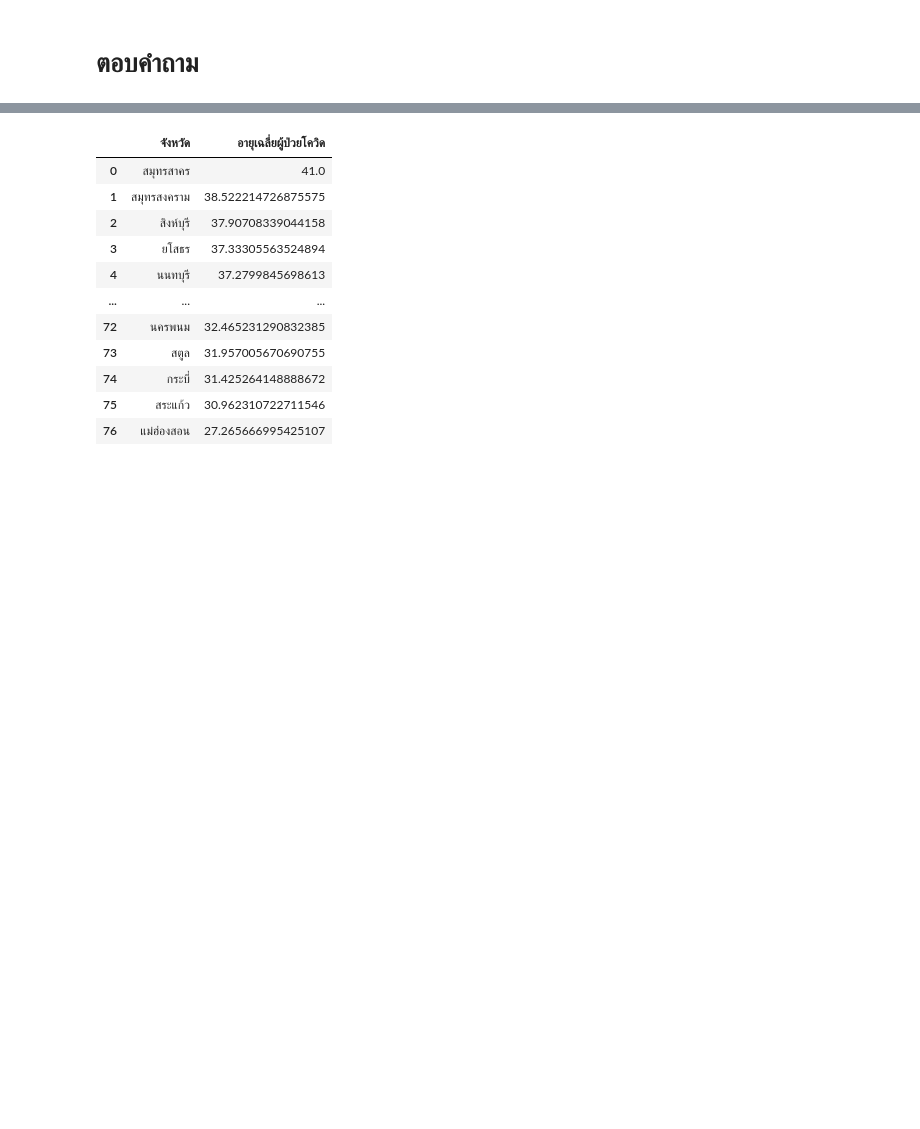
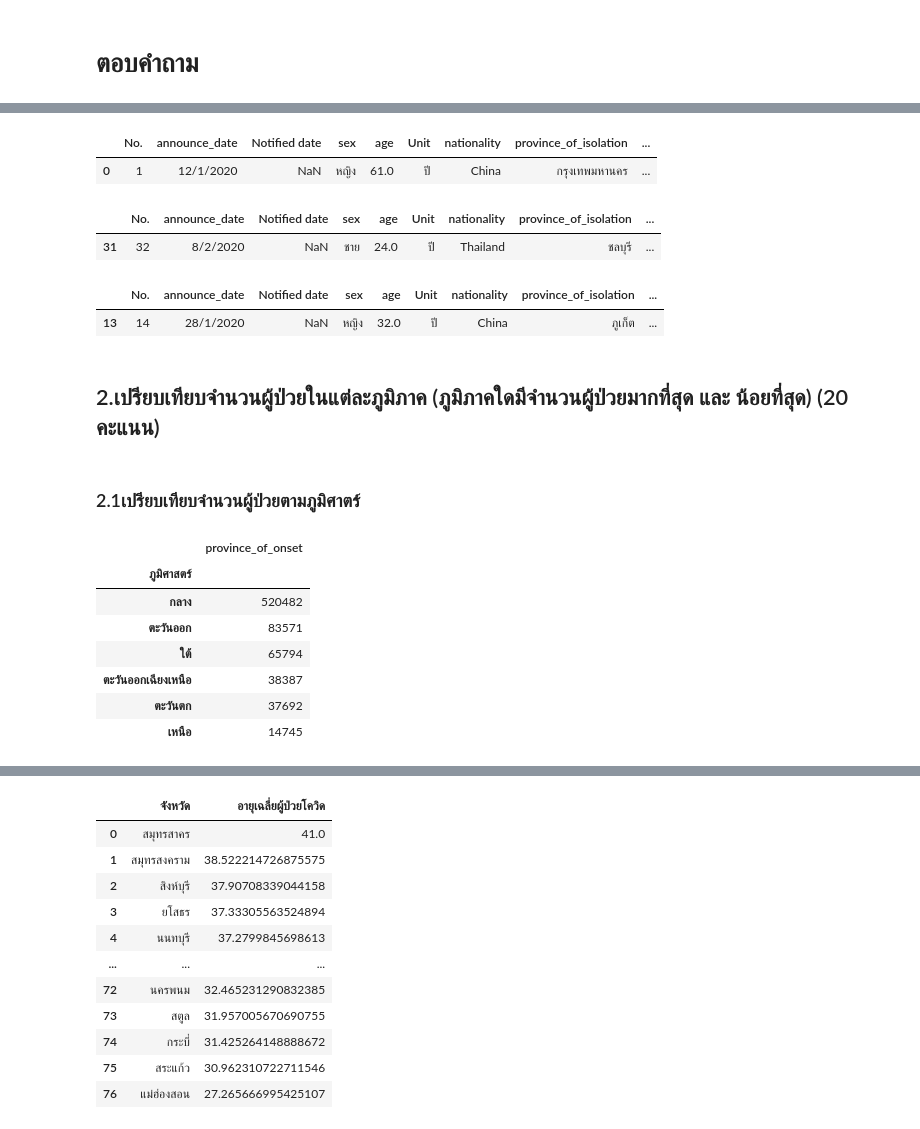
Before and after one commit to PhinyadaPhen/data_viz_2022, a Jupyter notebook: BasicPython&DataViz_midterm2022.ipynb, the cells around one changed output, grey strips where cells are left out. Drawn from its saved outputs; the diff is of its cells as text; code cells hidden in the pictures; blank space fills up the shorter version.

```diff
--- a/BasicPython&DataViz_midterm2022.ipynb
+++ b/BasicPython&DataViz_midterm2022.ipynb
@@ -636,0 +429,34 @@ headers = ['จังหวัด','อายุเฉลี่ยผู้ป
+# %%
+Ans_การท่องเที่ยว_Central = data[data['การท่องเที่ยว']=='กลาง'] # หาผู้ป่วยคนแรกในภาคกลาง
+Ans_การท่องเที่ยว_Central[:1] # กำหนดให้แสดงเฉพาะค่าแรก
+# %% [output]
+|  | No. | announce_date | Notified date | sex | age | Unit | nationality | province_of_isolation | ... |
+| 0 | 1 | 12/1/2020 | NaN | หญิง | 61.0 | ปี | China | กรุงเทพมหานคร | ... |
+# %%
+Ans_การท่องเที่ยว_East = data[data['การท่องเที่ยว']=='ตะวันออก'] # หาผู้ป่วยคนแรกในภาคตะวันออก
+Ans_การท่องเที่ยว_East[:1] # กำหนดให้แสดงเฉพาะค่าแรก
+# %% [output]
+|  | No. | announce_date | Notified date | sex | age | Unit | nationality | province_of_isolation | ... |
+| 31 | 32 | 8/2/2020 | NaN | ชาย | 24.0 | ปี | Thailand | ชลบุรี | ... |
+# %%
+Ans_การท่องเที่ยว_South = data[data['การท่องเที่ยว']=='ใต้'] # หาผู้ป่วยคนแรกในภาคตะวันใต้
+Ans_การท่องเที่ยว_South[:1] # กำหนดให้แสดงเฉพาะค่าแรก
+# %% [output]
+|  | No. | announce_date | Notified date | sex | age | Unit | nationality | province_of_isolation | ... |
+| 13 | 14 | 28/1/2020 | NaN | หญิง | 32.0 | ปี | China | ภูเก็ต | ... |
+# %% [markdown]
+## 2.เปรียบเทียบจำนวนผู้ป่วยในแต่ละภูมิภาค (ภูมิภาคใดมีจำนวนผู้ป่วยมากที่สุด และ น้อยที่สุด) (20 คะแนน)
+# %% [markdown]
+### 2.1เปรียบเทียบจำนวนผู้ป่วยตามภูมิศาตร์
+# %%
+Ans_geography = data.groupby('ภูมิศาสตร์').count().sort_values(by=['province_of_onset'],ascending=False) # จำนวนผู้ป่วยโควิดจาก province_of_onset ของแต่ละภาคตามภูมิศาสตร์ โดยเรียงลำดับจากมาก-น้อย
+Ans_geography.iloc[:,-6:-5]
+# %% [output]
+|  | province_of_onset |
+| ภูมิศาสตร์ |  |
+| กลาง | 520482 |
+| ตะวันออก | 83571 |
+| ใต้ | 65794 |
+| ตะวันออกเฉียงเหนือ | 38387 |
+| ตะวันตก | 37692 |
+| เหนือ | 14745 |
```
Also changed, not shown: parts of 100 cells of this notebook.
